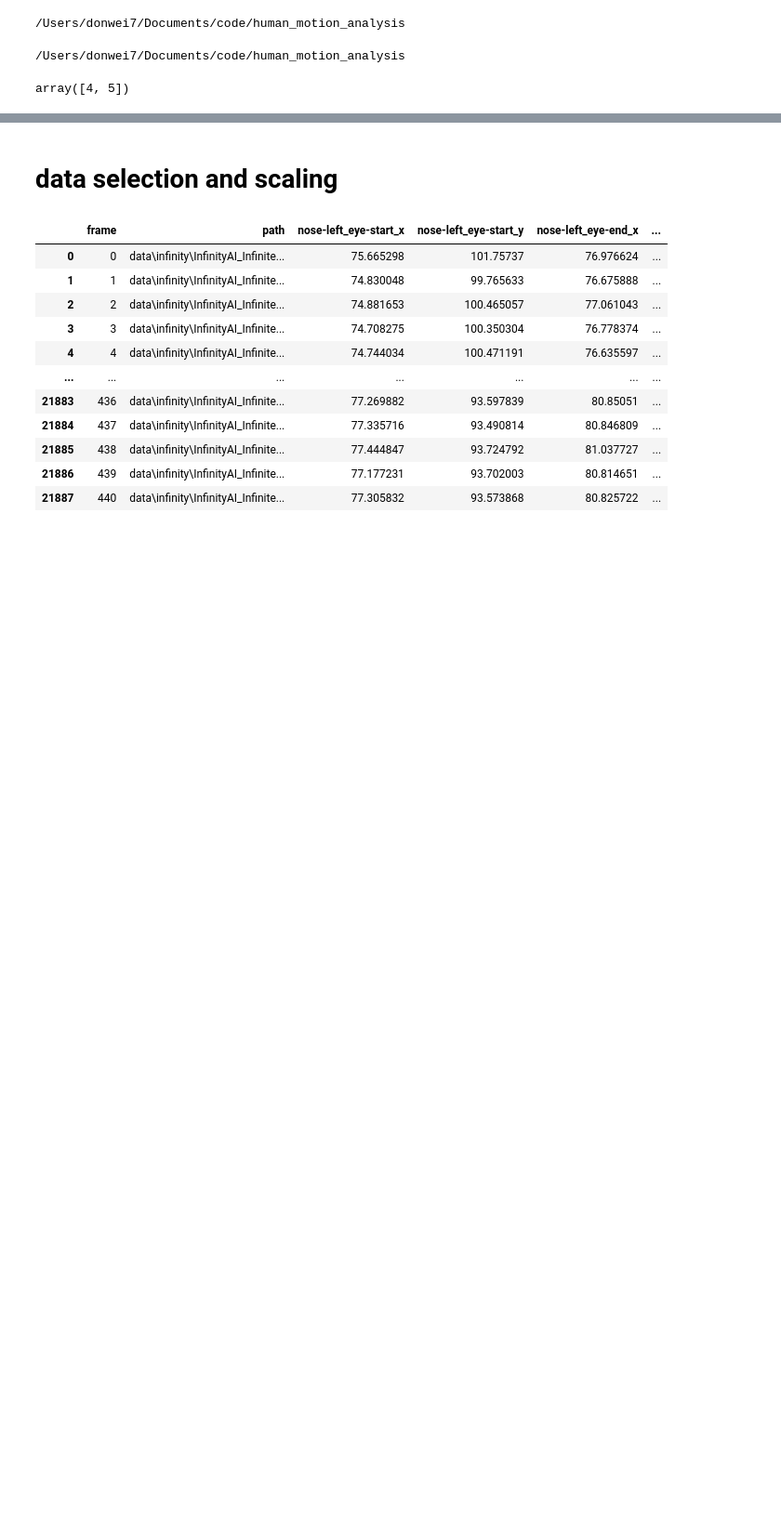
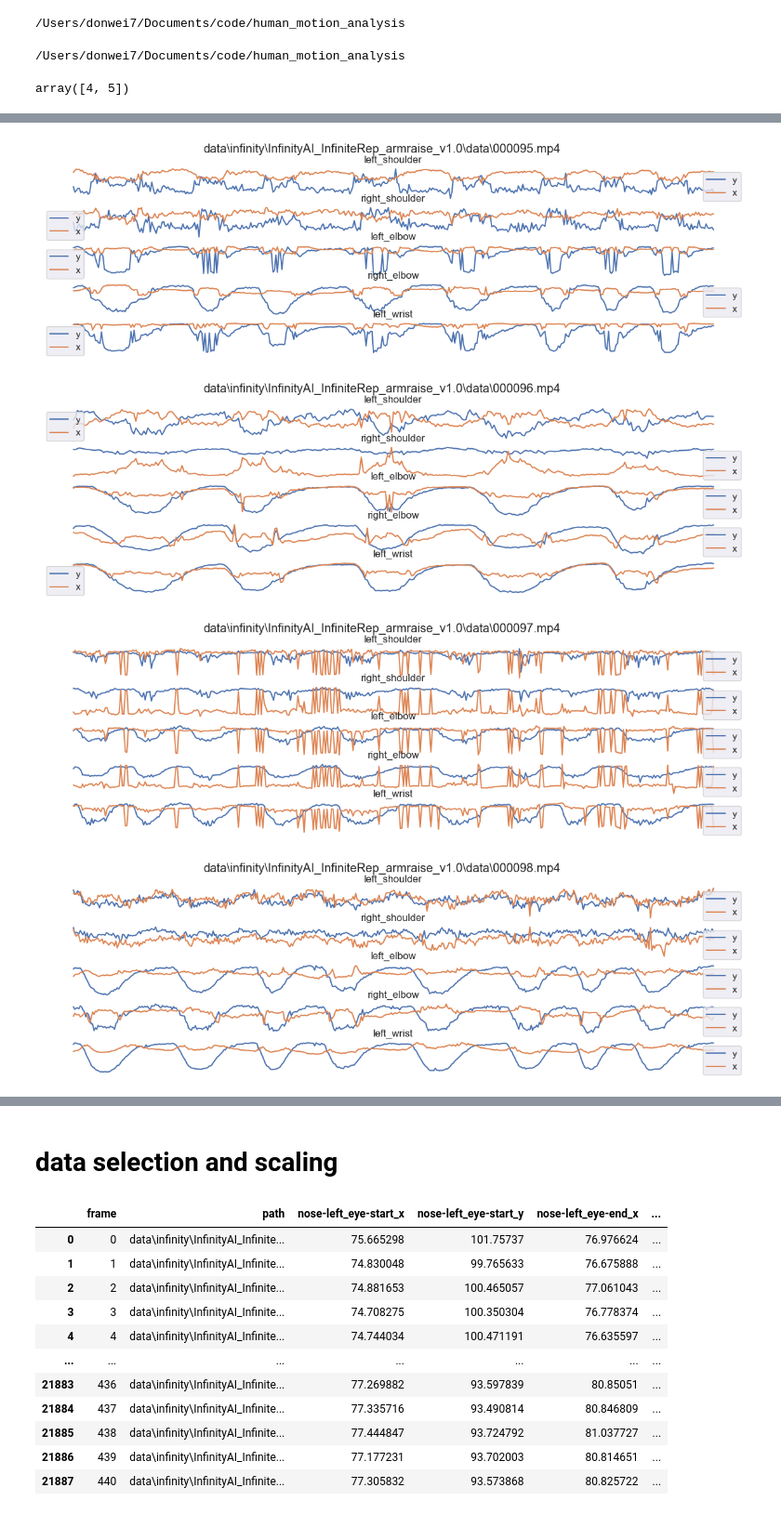
Before and after one commit to donw7/human_motion_analysis, a Jupyter notebook: notebooks/train_temporal_conv_enc-dec.ipynb, the cells around one changed output, grey strips where cells are left out. Shown at 93% size. Saved outputs shown, nothing was run; the diff lists cells and outputs as text; code cells hidden in the pictures; blank space fills up the shorter version.

Commit message:
initial plotting

```diff
--- a/notebooks/train_temporal_conv_enc-dec.ipynb
+++ b/notebooks/train_temporal_conv_enc-dec.ipynb
@@ -91 +90,12 @@ array([4, 5])
+# %%
+# a df of video paths and inferenced keypoints (num_frames x 17 x 3) and edges (num_frames x 18 x 2 x 2)
+# out_edges is an (frame, edge-pair,  array of x-y arrays) where np.array([[x_start, y_start], [x_end, y_end]])
+with open(Path(ROOT_DIR).joinpath("data", "compiled", "df_kpts"), 'rb') as f:
+    df_kpts = pkl.load(f)
+
+# cumulative edge velocities and lengths for histograms
+with open(Path(ROOT_DIR).joinpath("data", "compiled", "edge_vel_all"), 'rb') as f:
+    edge_vel_all = pkl.load(f)
+with open(Path(ROOT_DIR).joinpath("data", "compiled", "edge_length_all"), 'rb') as f:
+    edge_length_all = pkl.load(f)
 # %%
@@ -126,0 +144,3 @@ infinityds_mp4paths_armmotion_rmv = [path for path in infinityds_mp4paths_armmot
+# %%
+# make new column with string splitting to get stem
+df_kpts["stem"] = df_kpts.path.apply(lambda x: x.split("\\")[-1].split(".")[0])
@@ -126,0 +195,27 @@ infinityds_mp4paths_armmotion_rmv = [path for path in infinityds_mp4paths_armmot
+# %%
+# plot peak normalized x-y coordinates of relevant upper torso keypoints
+num_kpts = 17
+analyze_pathidx = range(95, 105)
+analyze_kptsidx = range(5, 10)
+num_paths = len(df_kpts.out_keypoints)
+
+for pathidx in analyze_pathidx:
+  plt.figure(figsize=(15, 4))
+  plt.suptitle(df_kpts.loc[pathidx, 'path'])
+
+  # fr, 17, 3
+  for subi, i in enumerate(analyze_kptsidx):
+    plt.subplot(5, 1, subi+1)
+    plt.plot(np.arange(len(df_kpts.out_keypoints[pathidx])), df_kpts.out_keypoints[pathidx][:,i,0] / np.max(df_kpts.out_keypoints[pathidx][:,i,0]))
+    plt.plot(np.arange(len(df_kpts.out_keypoints[pathidx])), df_kpts.out_keypoints[pathidx][:,i,1] / np.max(df_kpts.out_keypoints[pathidx][:,i,1]))
+    plt.title(f"{list(config.kpts)[i]}")
+    plt.axis('off')
+    plt.legend(['y', 'x'])
+
+plt.subplots_adjust(hspace=1.5)
+plt.rcParams.update({'font.size': 10})
+# %% [output]
+[figure, added]
+[figure, added]
+[figure, added]
+[figure, added]
```
Also changed, not shown: parts of 20 cells of this notebook, 1 other file.
